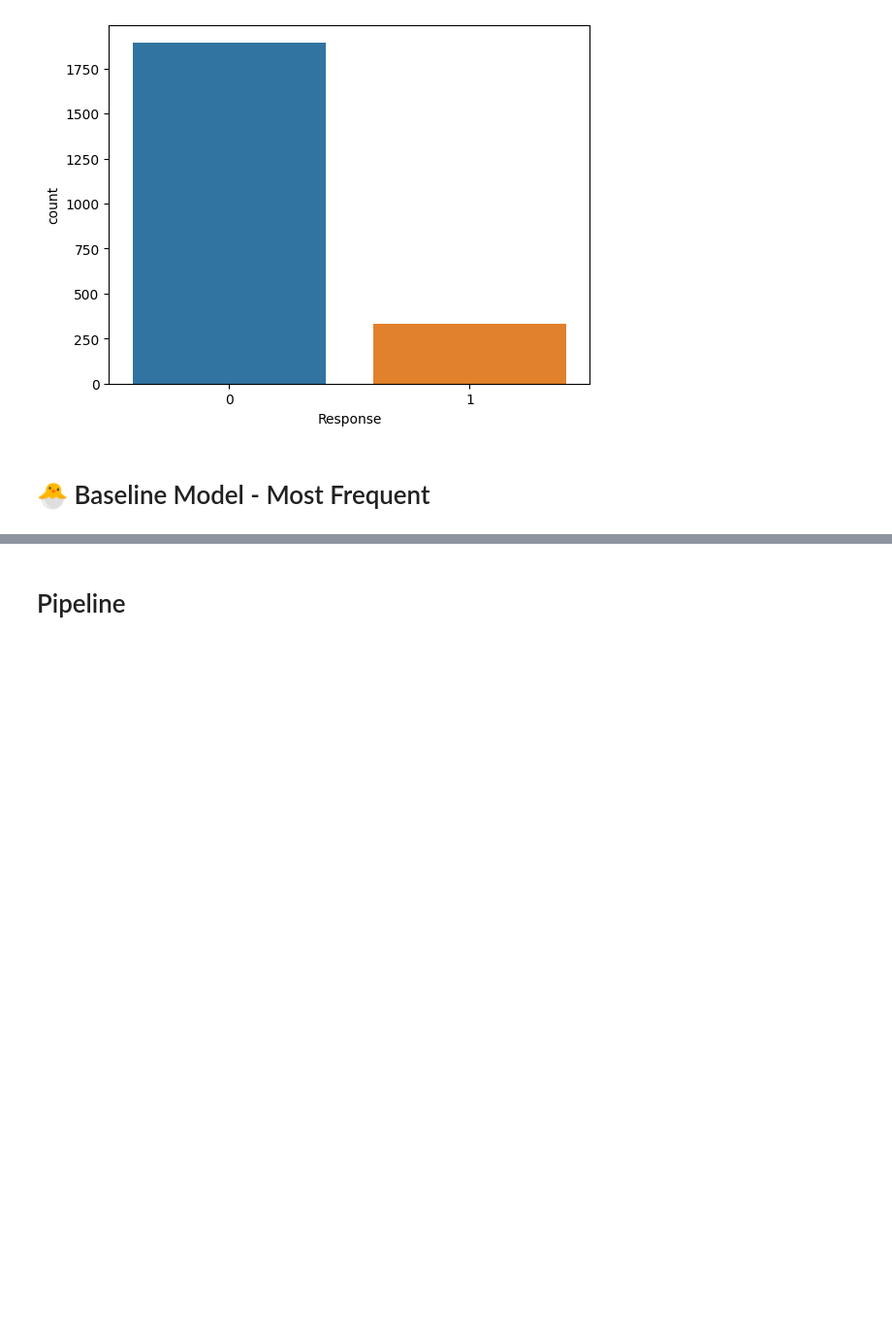
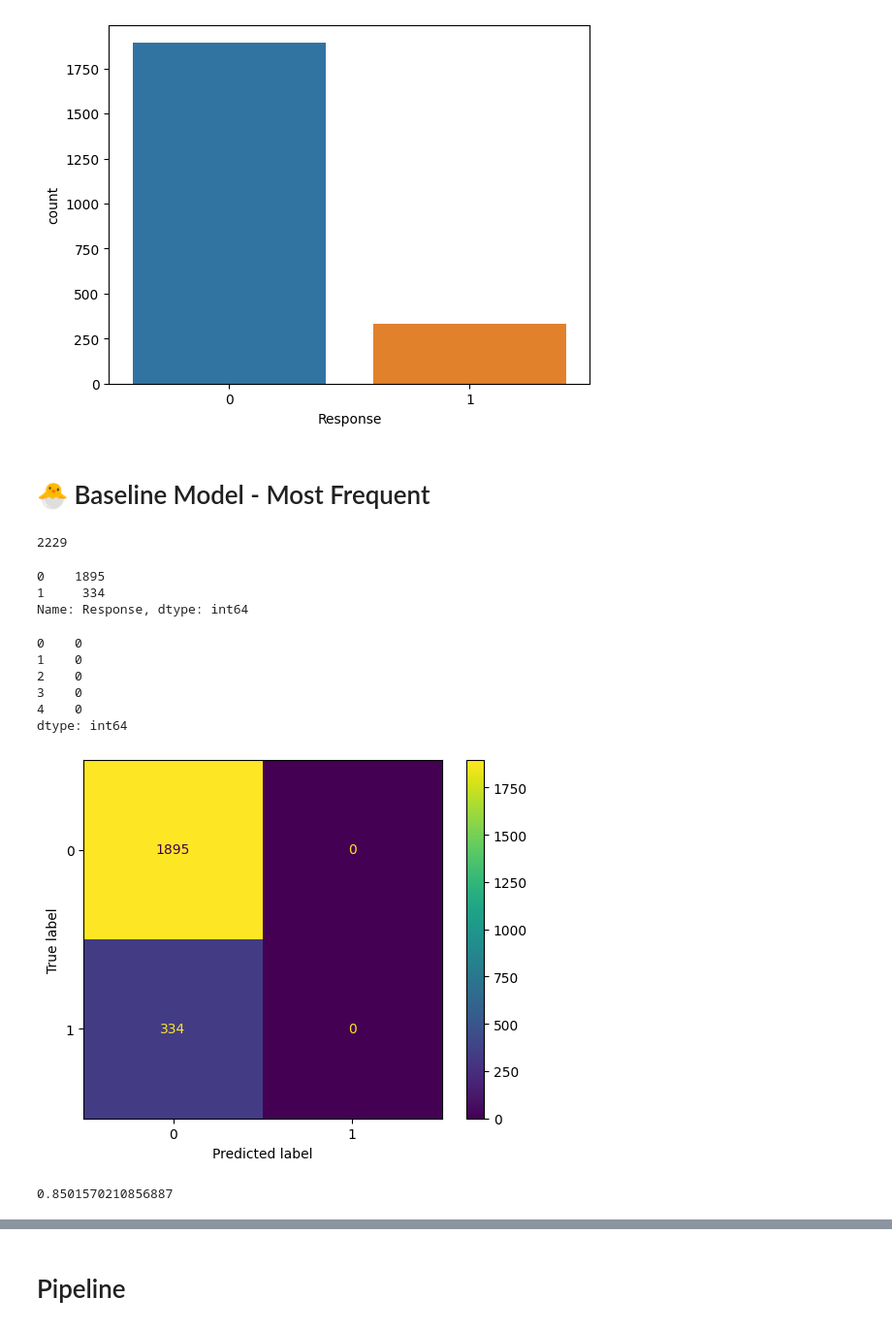
Before and after one commit to just1nt1me/marketing_campaign, a Jupyter notebook: EDA.ipynb, the cells around one changed output, grey strips where cells are left out. Shown at 97% size. Cells and saved outputs as stored; diff of their text form; code cells hidden in the pictures; blank space fills up the shorter version.

```diff
--- a/EDA.ipynb
+++ b/EDA.ipynb
@@ -386,3 +385,34 @@ sns.countplot(data = df, x = 'Response');
 [figure]
 # %% [markdown]
 # 🐣 Baseline Model - Most Frequent
+# %%
+len(df)
+# %% [output]
+2229
+# %%
+df['Response'].value_counts()
+# %% [output]
+0    1895
+1     334
+Name: Response, dtype: int64
+# %%
+target_pred_baseline = pd.Series([0]*len(df))
+target_pred_baseline.head()
+# %% [output]
+0    0
+1    0
+2    0
+3    0
+4    0
+dtype: int64
+# %%
+cm = confusion_matrix(df['Response'], target_pred_baseline, labels=[0,1])
+disp = ConfusionMatrixDisplay(confusion_matrix=cm, display_labels=[0,1])
+disp.plot()
+plt.show()
+# %% [output]
+[figure, added]
+# %%
+accuracy_score(df['Response'], target_pred_baseline)
+# %% [output]
+0.8501570210856887
```
Also changed, not shown: parts of 36 cells of this notebook.
